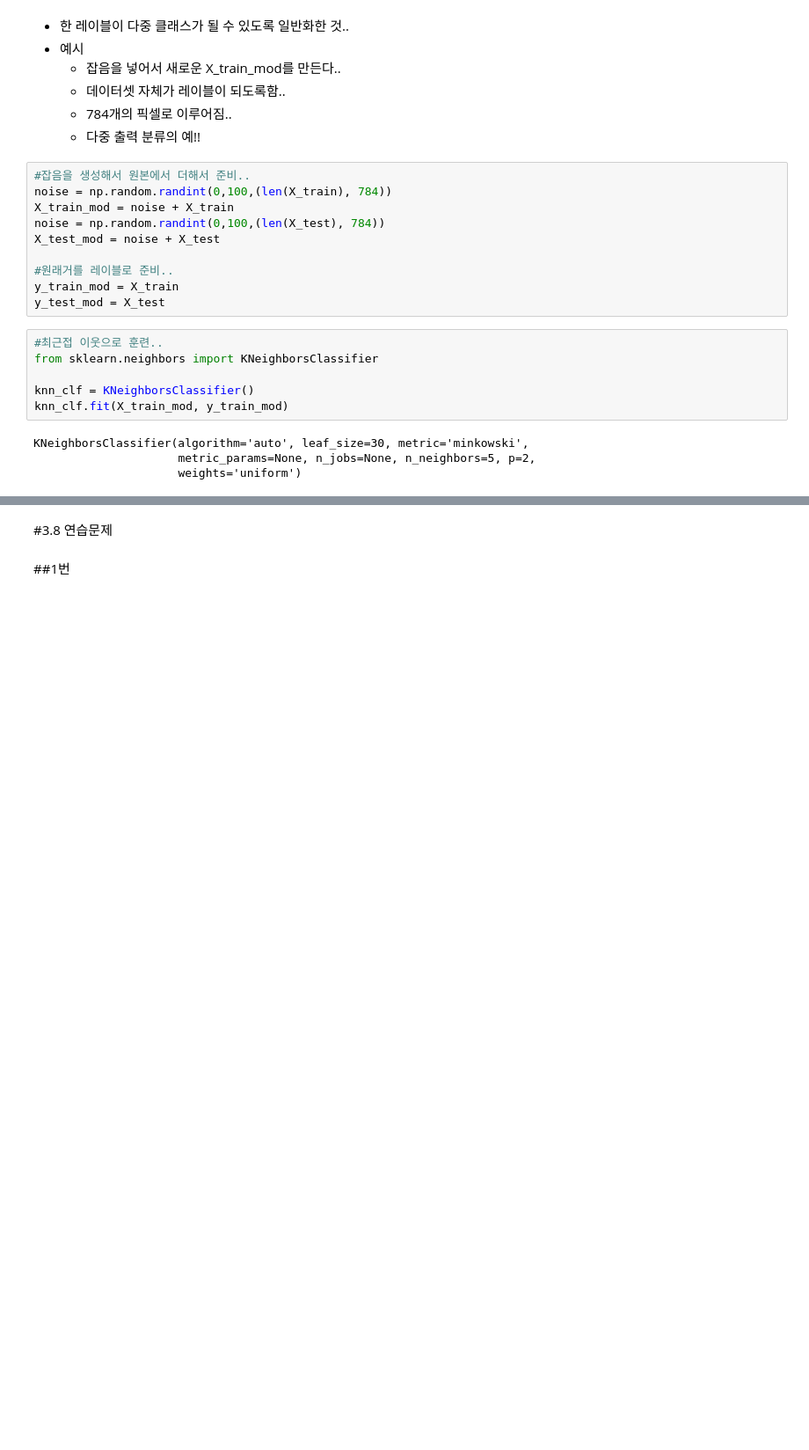
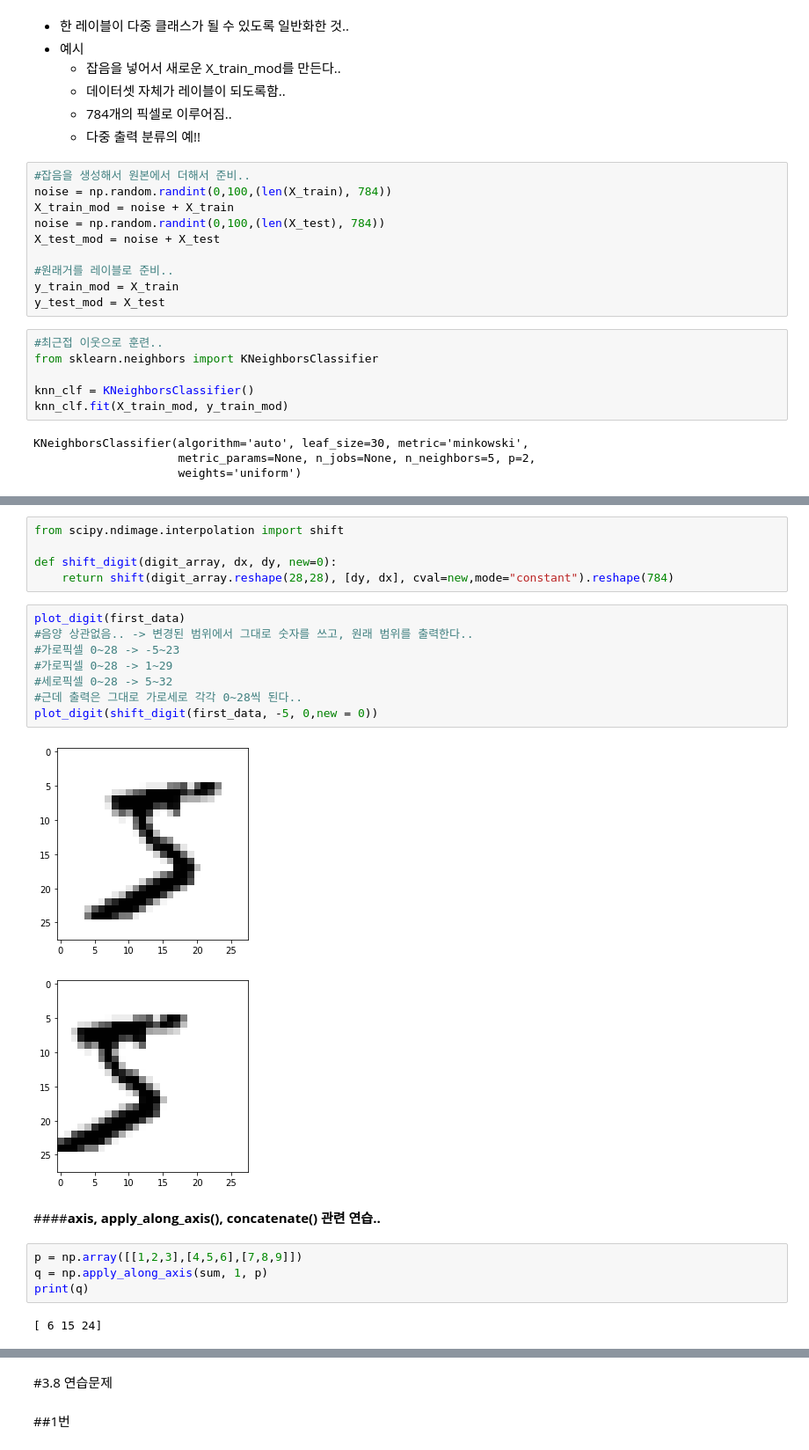
Before and after one commit to dong-tak123/BigAI, a Jupyter notebook: Hands_on_ML_2/Chapter3_분류.ipynb, the cells around one changed output, grey strips where cells are left out. Shown at 88% size. Saved outputs shown, nothing was run; the diff lists cells and outputs as text; blank space fills up the shorter version.

```diff
--- a/Hands_on_ML_2/Chapter3_분류.ipynb
+++ b/Hands_on_ML_2/Chapter3_분류.ipynb
@@ -904,0 +960,24 @@ plot_digit(clean_digit)
+# %%
+from scipy.ndimage.interpolation import shift
+
+def shift_digit(digit_array, dx, dy, new=0):
+    return shift(digit_array.reshape(28,28), [dy, dx], cval=new,mode="constant").reshape(784)
+# %%
+plot_digit(first_data)
+#음양 상관없음.. -> 변경된 범위에서 그대로 숫자를 쓰고, 원래 범위를 출력한다..
+#가로픽셀 0~28 -> -5~23
+#가로픽셀 0~28 -> 1~29
+#세로픽셀 0~28 -> 5~32
+#근데 출력은 그대로 가로세로 각각 0~28씩 된다..
+plot_digit(shift_digit(first_data, -5, 0,new = 0))
+# %% [output]
+[figure, added]
+[figure, added]
+# %% [markdown]
+####**axis, apply_along_axis(), concatenate() 관련 연습..**
+# %%
+p = np.array([[1,2,3],[4,5,6],[7,8,9]])
+q = np.apply_along_axis(sum, 1, p)
+print(q)
+# %% [output]
+[ 6 15 24]
```
Also changed, not shown: parts of 46 cells of this notebook.
